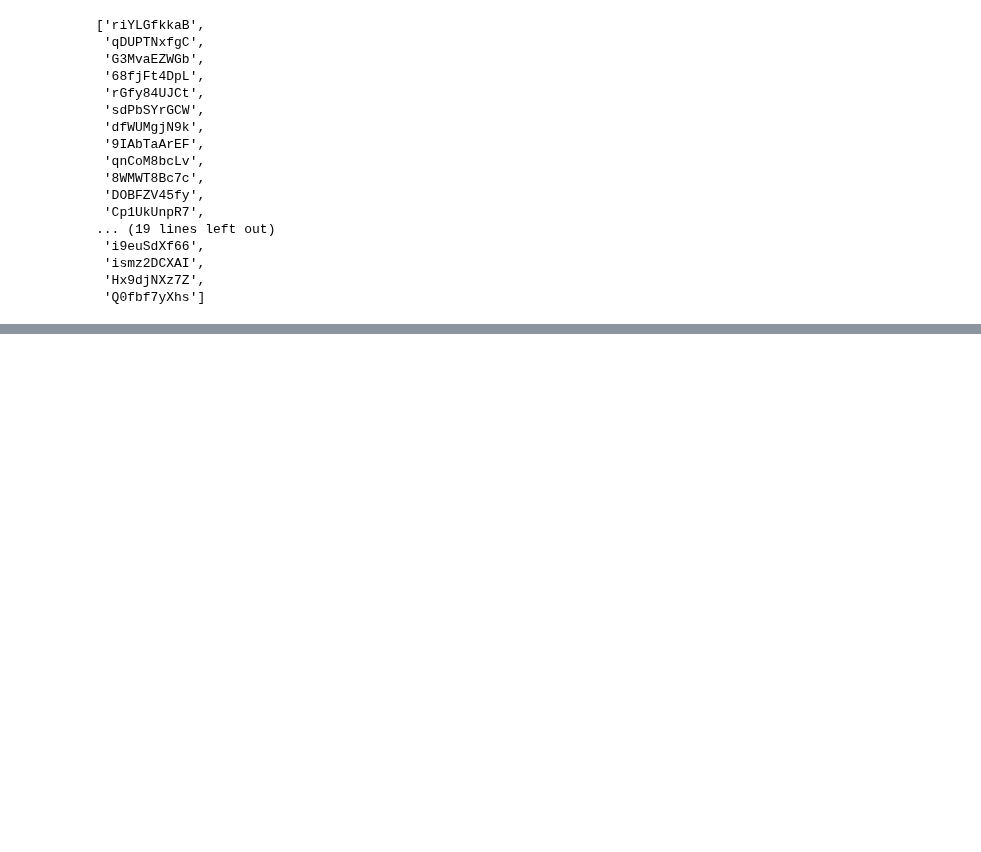
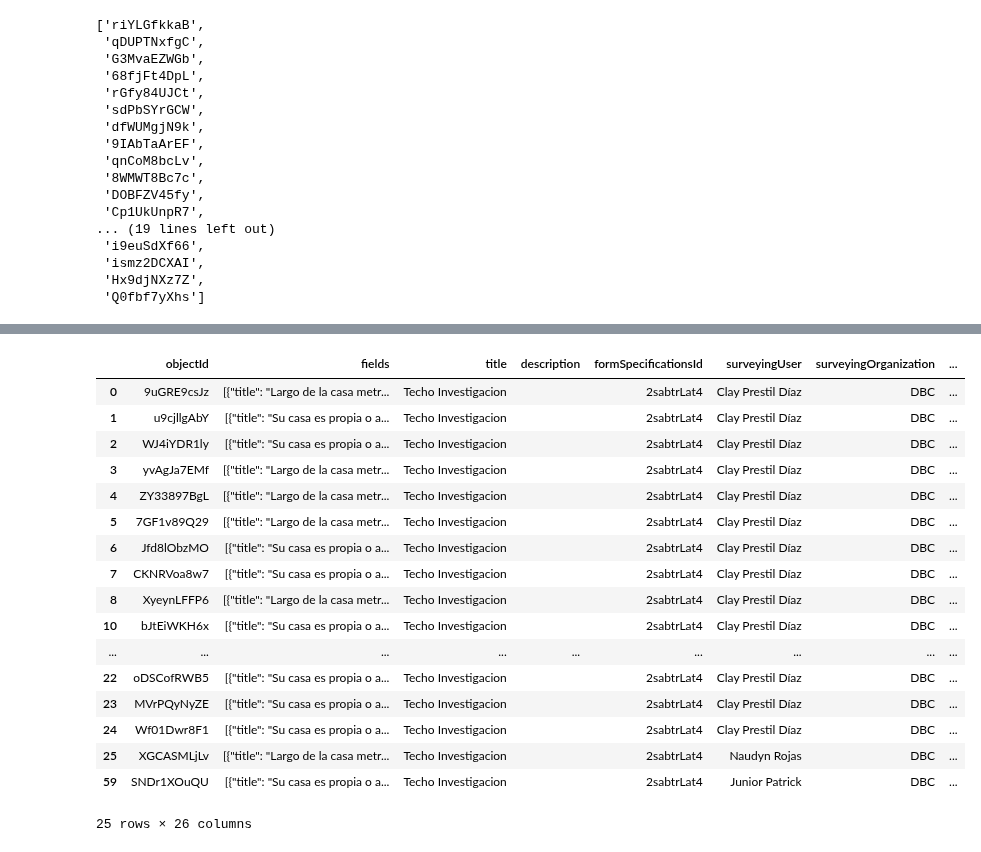
Before and after one commit to puente-dr/serverless, a Jupyter notebook: puente-analytics-service/lambdas/etl/notebooks/query.ipynb, the cells around one changed output, grey strips where cells are left out. Drawn from its saved outputs; the diff is of its cells as text; code cells hidden in the pictures; blank space fills up the shorter version.

```diff
--- a/puente-analytics-service/lambdas/etl/notebooks/query.ipynb
+++ b/puente-analytics-service/lambdas/etl/notebooks/query.ipynb
@@ -350,3 +349,9 @@ unique_elements_list1
  'Q0fbf7yXhs']
 # %%
 not_in_s
+# %%
+from shared_modules.utils import query_bronze_layer, md5_encode, connection, query_db
+conn = connection()
+# %%
+form_specs = query_bronze_layer("FormSpecificationsV2")
+form_results = query_bronze_layer("FormResults", conn)
@@ -352,0 +412,23 @@ not_in_s
+# %%
+results = form_results.copy()
+results['test'] = form_results["formSpecificationsId"].apply(lambda x: md5_encode(x))
+results[results['test']=='00f5c822e40812e3630d852ce47c1085']
+# %% [output]
+|  | objectId | fields | title | description | formSpecificationsId | surveyingUser | surveyingOrganization | ... |
+| 0 | 9uGRE9csJz | [{"title": "Largo de la casa metr... | Techo Investigacion |  | 2sabtrLat4 | Clay Prestil Díaz | DBC | ... |
+| 1 | u9cjllgAbY | [{"title": "Su casa es propia o a... | Techo Investigacion |  | 2sabtrLat4 | Clay Prestil Díaz | DBC | ... |
+| 2 | WJ4iYDR1ly | [{"title": "Su casa es propia o a... | Techo Investigacion |  | 2sabtrLat4 | Clay Prestil Díaz | DBC | ... |
+| 3 | yvAgJa7EMf | [{"title": "Largo de la casa metr... | Techo Investigacion |  | 2sabtrLat4 | Clay Prestil Díaz | DBC | ... |
+| 4 | ZY33897BgL | [{"title": "Largo de la casa metr... | Techo Investigacion |  | 2sabtrLat4 | Clay Prestil Díaz | DBC | ... |
+| 5 | 7GF1v89Q29 | [{"title": "Largo de la casa metr... | Techo Investigacion |  | 2sabtrLat4 | Clay Prestil Díaz | DBC | ... |
+| 6 | Jfd8lObzMO | [{"title": "Su casa es propia o a... | Techo Investigacion |  | 2sabtrLat4 | Clay Prestil Díaz | DBC | ... |
+| 7 | CKNRVoa8w7 | [{"title": "Su casa es propia o a... | Techo Investigacion |  | 2sabtrLat4 | Clay Prestil Díaz | DBC | ... |
+| 8 | XyeynLFFP6 | [{"title": "Largo de la casa metr... | Techo Investigacion |  | 2sabtrLat4 | Clay Prestil Díaz | DBC | ... |
+| 10 | bJtEiWKH6x | [{"title": "Su casa es propia o a... | Techo Investigacion |  | 2sabtrLat4 | Clay Prestil Díaz | DBC | ... |
+| ... | ... | ... | ... | ... | ... | ... | ... | ... |
+| 22 | oDSCofRWB5 | [{"title": "Su casa es propia o a... | Techo Investigacion |  | 2sabtrLat4 | Clay Prestil Díaz | DBC | ... |
+| 23 | MVrPQyNyZE | [{"title": "Su casa es propia o a... | Techo Investigacion |  | 2sabtrLat4 | Clay Prestil Díaz | DBC | ... |
+| 24 | Wf01Dwr8F1 | [{"title": "Su casa es propia o a... | Techo Investigacion |  | 2sabtrLat4 | Clay Prestil Díaz | DBC | ... |
+| 25 | XGCASMLjLv | [{"title": "Largo de la casa metr... | Techo Investigacion |  | 2sabtrLat4 | Naudyn Rojas | DBC | ... |
+| 59 | SNDr1XOuQU | [{"title": "Su casa es propia o a... | Techo Investigacion |  | 2sabtrLat4 | Junior Patrick | DBC | ... |
+25 rows × 26 columns
```
Also changed, not shown: parts of 10 cells of this notebook, 7 other files.
